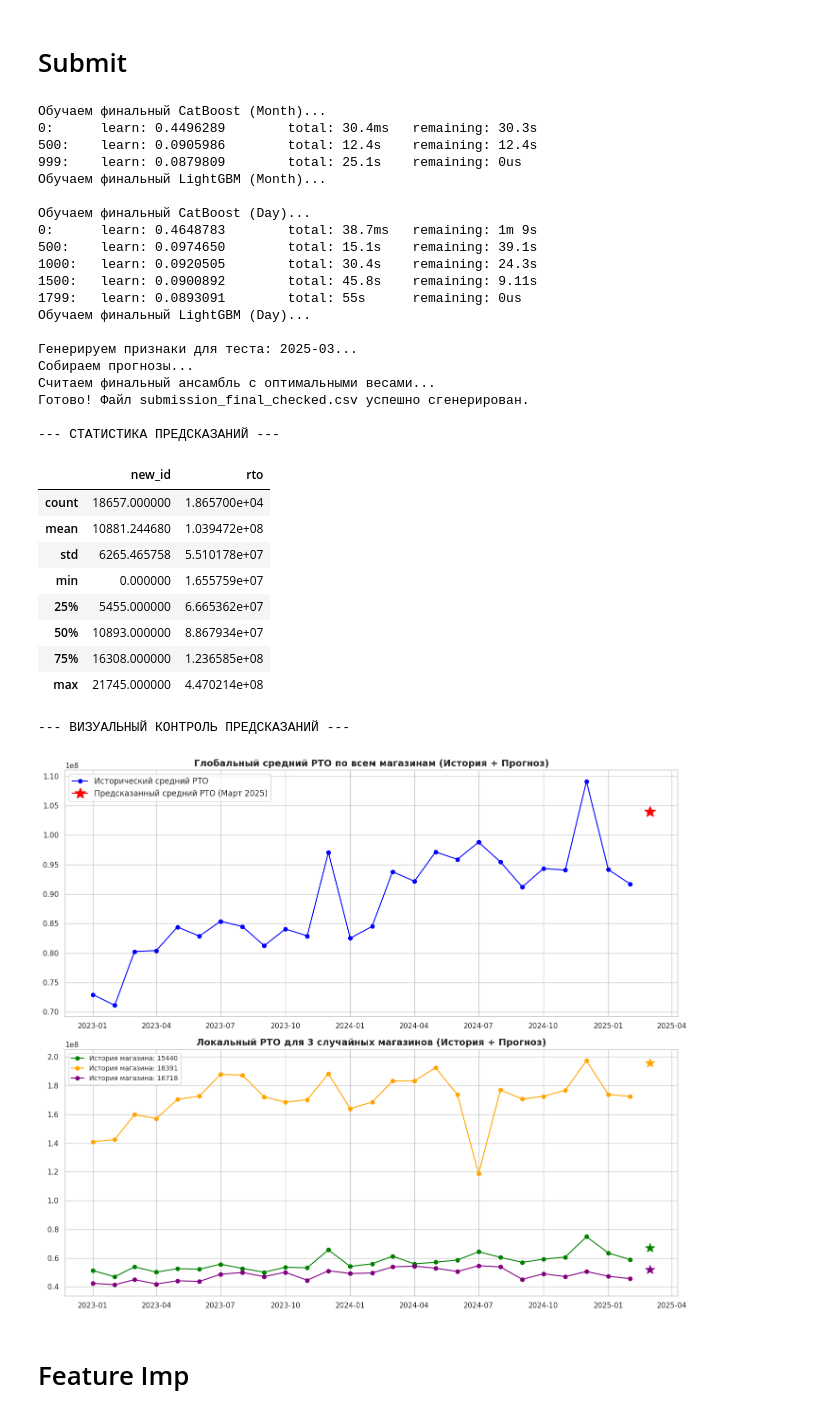
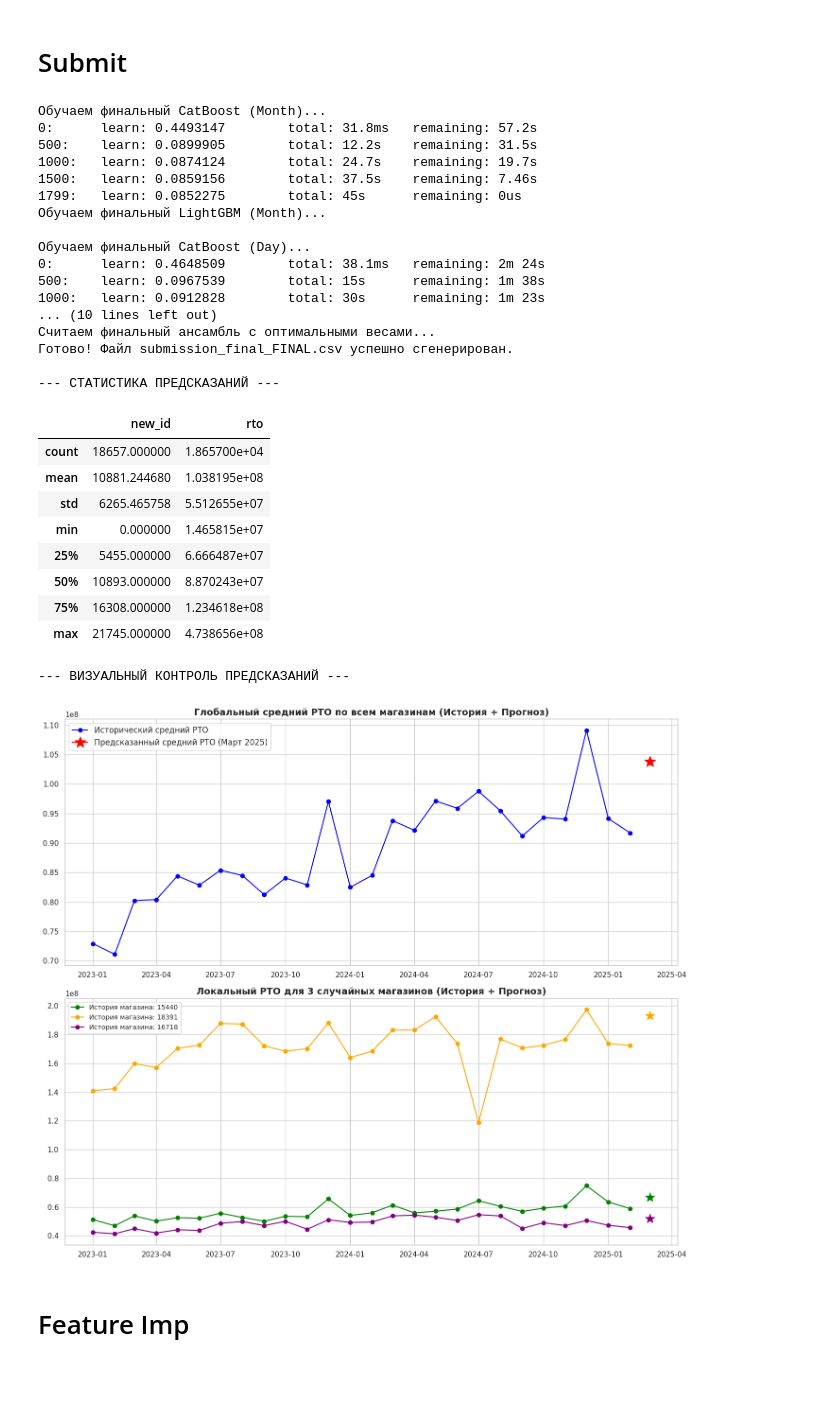
Before and after one commit to ghgqwer/X5Competition, a Jupyter notebook: LGBMxCatBoostDayMonth.ipynb, the cells around one changed output. Saved outputs shown, nothing was run; the diff lists cells and outputs as text; code cells hidden in the pictures; blank space fills up the shorter version.

```diff
--- a/LGBMxCatBoostDayMonth.ipynb
+++ b/LGBMxCatBoostDayMonth.ipynb
@@ -1456,26 +1708,26 @@ lgbm_m_params = {
     'objective': 'regression_l1', 'metric': 'mae', 'random_state': 42, 'n_jobs': -1, 'verbose': -1,
     'learning_rate': gp['lgb_m_lr'], 'num_leaves': gp['lgb_m_leaves'], 'max_depth': -1,
     'min_child_samples': gp['lgb_m_min_child'], 'subsample': gp['lgb_m_sub'], 'colsample_bytree': 1.0,
-    'n_estimators': 4610
+    'n_estimators': 5300
 }
 
 lgbm_d_params = {
     'objective': 'regression_l1', 'metric': 'mae', 'random_state': 42, 'n_jobs': -1, 'verbose': -1,
     'learning_rate': gp['lgb_d_lr'], 'num_leaves': gp['lgb_d_leaves'], 'max_depth': -1,
     'min_child_samples': gp['lgb_d_min_child'], 'subsample': gp['lgb_d_sub'], 'colsample_bytree': 1.0,
-    'n_estimators': 5485
+    'n_estimators': 5500
 }
 
 cb_m_params = {
     'loss_function': 'RMSE', 'eval_metric': 'RMSE', 'random_seed': 42, 'verbose': 500, 'task_type': 'GPU',
     'learning_rate': gp['cb_m_lr'], 'depth': gp['cb_m_depth'], 'l2_leaf_reg': gp['cb_m_l2'],
-    'iterations': 1000
+    'iterations': 1800
 }
 
 cb_d_params = {
     'loss_function': 'RMSE', 'eval_metric': 'RMSE', 'random_seed': 42, 'verbose': 500, 'task_type': 'GPU',
     'learning_rate': gp['cb_d_lr'], 'depth': gp['cb_d_depth'], 'l2_leaf_reg': gp['cb_d_l2'],
-    'iterations': 1800
+    'iterations': 3800
 }
 
 DROP_COLS_MONTH = DROP_COLS + ['days_in_target_month']
@@ -1534,12 +1786,12 @@ preds_raw_cb_d = np.expm1(final_cb_d.predict(X_test_d)) * days_in_march
 preds_raw_lgb_d = np.expm1(final_lgb_d.predict(X_test_d)) * days_in_march
 
 print("Считаем финальный ансамбль с оптимальными весами...")
-final_preds_raw = (
-    preds_raw_cb_m * w_cb_m +
-    preds_raw_lgb_m * w_lgb_m +
-    preds_raw_cb_d * w_cb_d +
-    preds_raw_lgb_d * w_lgb_d
-)
+# final_preds_raw = (
+#     preds_raw_cb_m * w_cb_m +
+#     preds_raw_lgb_m * w_lgb_m +
+#     preds_raw_cb_d * w_cb_d +
+#     preds_raw_lgb_d * w_lgb_d
+# )
 final_preds_raw = (
     preds_raw_cb_m +
     preds_raw_lgb_m  +
@@ -1553,7 +1805,7 @@ submission = pd.DataFrame({
     'rto': final_preds_raw
 })
 
-filename = 'submission_final_checked.csv'
+filename = 'submission_final_FINAL.csv'
 submission.to_csv(filename, index=False)
 print(f"Готово! Файл {filename} успешно сгенерирован.")
 
@@ -1577,53 +1829,50 @@ axes[0].set_title('Глобальный средний РТО по всем ма
 axes[0].legend(fontsize=12)
 axes[0].grid(True)
 
 sample_ids = submission['new_id'].sample(3, random_state=42).tolist()
 colors = ['green', 'orange', 'purple']
 
 for i, sid in enumerate(sample_ids):
     s_hist = df[df['new_id'] == sid].sort_values(['Год', 'Месяц'])
     s_hist['date'] = pd.to_datetime(s_hist['Год'].astype(str) + '-' + s_hist['Месяц'].astype(str).str.zfill(2) + '-01')
     s_pred = submission[submission['new_id'] == sid]['rto'].values[0]
 
     axes[1].plot(s_hist['date'], s_hist['РТО'], marker='o', label=f'История магазина: {sid}', color=colors[i])
     axes[1].plot(pred_date, s_pred, marker='*', markersize=15, color=colors[i])
 
 axes[1].set_title('Локальный РТО для 3 случайных магазинов (История + Прогноз)', fontsize=14, fontweight='bold')
 axes[1].legend(fontsize=10)
 axes[1].grid(True)
 
 plt.tight_layout()
 plt.show()
 # %% [output]
 Обучаем финальный CatBoost (Month)...
-0:      learn: 0.4496289        total: 30.4ms   remaining: 30.3s
-500:    learn: 0.0905986        total: 12.4s    remaining: 12.4s
-999:    learn: 0.0879809        total: 25.1s    remaining: 0us
+0:      learn: 0.4493147        total: 31.8ms   remaining: 57.2s
+500:    learn: 0.0899905        total: 12.2s    remaining: 31.5s
+1000:   learn: 0.0874124        total: 24.7s    remaining: 19.7s
+1500:   learn: 0.0859156        total: 37.5s    remaining: 7.46s
+1799:   learn: 0.0852275        total: 45s      remaining: 0us
 Обучаем финальный LightGBM (Month)...
 
 Обучаем финальный CatBoost (Day)...
-0:      learn: 0.4648783        total: 38.7ms   remaining: 1m 9s
-500:    learn: 0.0974650        total: 15.1s    remaining: 39.1s
-1000:   learn: 0.0920505        total: 30.4s    remaining: 24.3s
-1500:   learn: 0.0900892        total: 45.8s    remaining: 9.11s
-1799:   learn: 0.0893091        total: 55s      remaining: 0us
-Обучаем финальный LightGBM (Day)...
-
-Генерируем признаки для теста: 2025-03...
-Собираем прогнозы...
+0:      learn: 0.4648509        total: 38.1ms   remaining: 2m 24s
+500:    learn: 0.0967539        total: 15s      remaining: 1m 38s
+1000:   learn: 0.0912828        total: 30s      remaining: 1m 23s
+... (10 lines left out)
 Считаем финальный ансамбль с оптимальными весами...
-Готово! Файл submission_final_checked.csv успешно сгенерирован.
+Готово! Файл submission_final_FINAL.csv успешно сгенерирован.
 
 --- СТАТИСТИКА ПРЕДСКАЗАНИЙ ---
 |  | new_id | rto |
 | count | 18657.000000 | 1.865700e+04 |
-| mean | 10881.244680 | 1.039472e+08 |
-| std | 6265.465758 | 5.510178e+07 |
-| min | 0.000000 | 1.655759e+07 |
-| 25% | 5455.000000 | 6.665362e+07 |
-| 50% | 10893.000000 | 8.867934e+07 |
-| 75% | 16308.000000 | 1.236585e+08 |
-| max | 21745.000000 | 4.470214e+08 |
+| mean | 10881.244680 | 1.038195e+08 |
+| std | 6265.465758 | 5.512655e+07 |
+| min | 0.000000 | 1.465815e+07 |
+| 25% | 5455.000000 | 6.666487e+07 |
+| 50% | 10893.000000 | 8.870243e+07 |
+| 75% | 16308.000000 | 1.234618e+08 |
+| max | 21745.000000 | 4.738656e+08 |
 --- ВИЗУАЛЬНЫЙ КОНТРОЛЬ ПРЕДСКАЗАНИЙ ---
 [figure]
 # %% [markdown]
```
Also changed, not shown: parts of 14 cells of this notebook.
